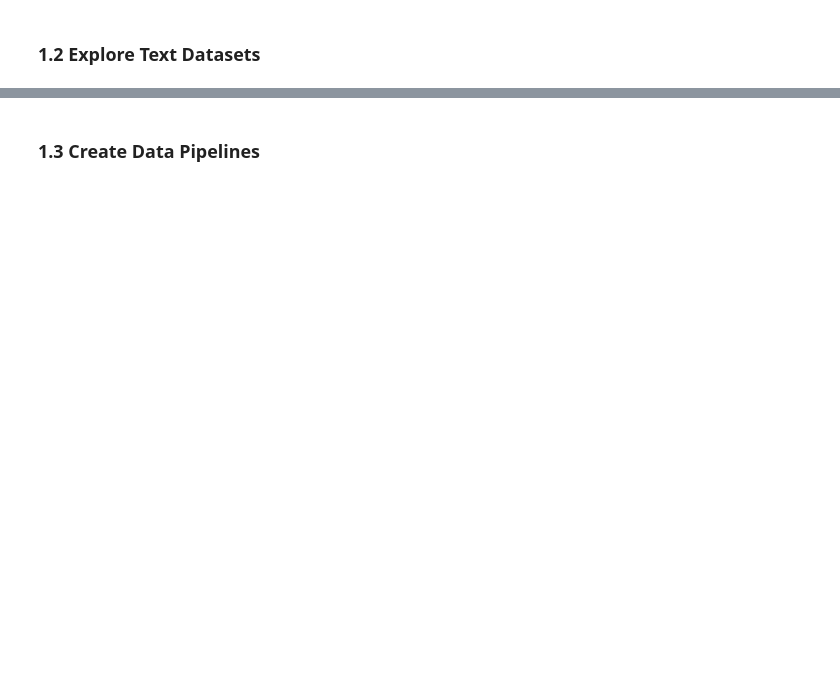
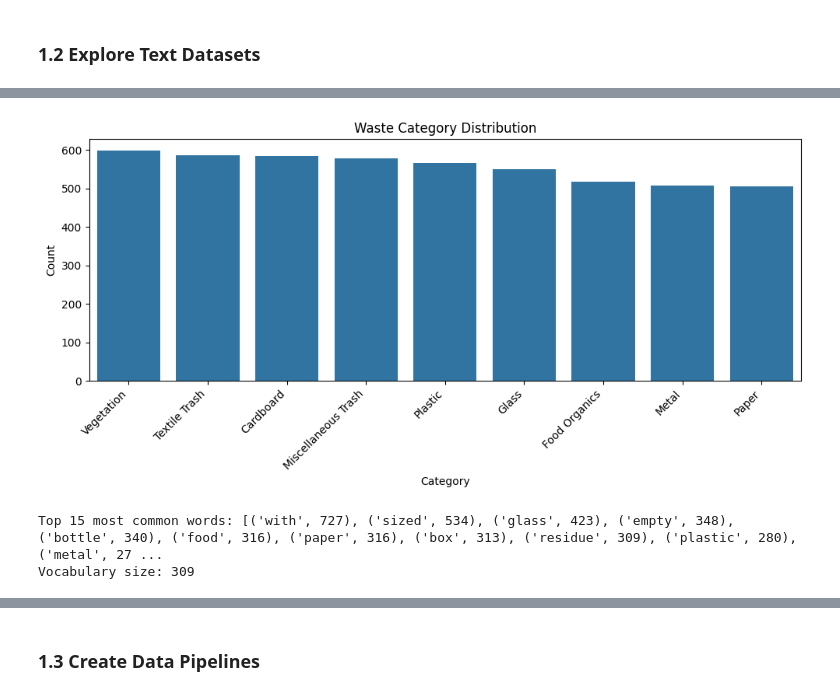
Before and after one commit to bcaudillo/data_science, a Jupyter notebook: Waste Management Summative.ipynb, the cells around one changed output, grey strips where cells are left out. Saved outputs shown, nothing was run; the diff lists cells and outputs as text; code cells hidden in the pictures; blank space fills up the shorter version.

Commit message:
rework of waste management lab, working on structure to redduce reusage and cleaning for clarity

```diff
--- a/Waste Management Summative.ipynb
+++ b/Waste Management Summative.ipynb
@@ -80,0 +53,19 @@ Dataset columns: ['description', 'category', 'disposal_instruction', 'common_con
+# %%
+# Import all data in one cell
+
+# Paths
+WASTE_CSV = "Waste Descriptions.csv"
+POLICY_JSON = "waste policy documents.json"
+IMAGE_DIR = './realwaste-main/RealWaste'
+
+# Load text data
+waste_df = pd.read_csv(WASTE_CSV)
+# Clean up any duplicates and reset index
+waste_df = waste_df.drop_duplicates().reset_index(drop=True)
+
+# Load policy documents (JSON should have a column: 'document_text')
+policy_df = pd.read_json(POLICY_JSON)
+
+# Print sample data for sanity
+print("Waste DF:", waste_df.head(2))
+print("Policy DF:", policy_df.head(2))
@@ -204,0 +92,36 @@ Columns: ['description', 'category', 'disposal_instruction', 'common_confusion',
+# %%
+# TODO: Load and explore the waste description text data
+# - Load waste_descriptions.csv
+# - Analyze vocabulary and structure
+# - Understand the distribution of categories
+
+cat_counts = waste_df['category'].value_counts()
+plt.figure(figsize=(10, 5))
+sns.countplot(data=waste_df, x='category', order=cat_counts.index)
+plt.title("Waste Category Distribution")
+plt.xlabel("Category")
+plt.ylabel("Count")
+plt.xticks(rotation=45, ha='right')
+plt.tight_layout()
+plt.show()
+
+def clean_text(text):
+    import re
+    text = str(text).lower()
+    text = re.sub(r'[^a-z0-9\s]', ' ', text)
+    text = re.sub(r'\s+', ' ', text).strip()
+    return text
+waste_df['description_clean'] = waste_df['description'].apply(clean_text)
+
+all_tokens = []
+for desc in waste_df['description_clean']:
+    all_tokens.extend(desc.split())
+
+
+vocab_counter = Counter(all_tokens)
+print("Top 15 most common words:", vocab_counter.most_common(15))
+print("Vocabulary size:", len(vocab_counter))
+# %% [output]
+[figure, added]
+Top 15 most common words: [('with', 727), ('sized', 534), ('glass', 423), ('empty', 348), ('bottle', 340), ('food', 316), ('paper', 316), ('box', 313), ('residue', 309), ('plastic', 280), ('metal', 27 ...
+Vocabulary size: 309
```
Also changed, not shown: parts of 35 cells of this notebook, 1 other file.
